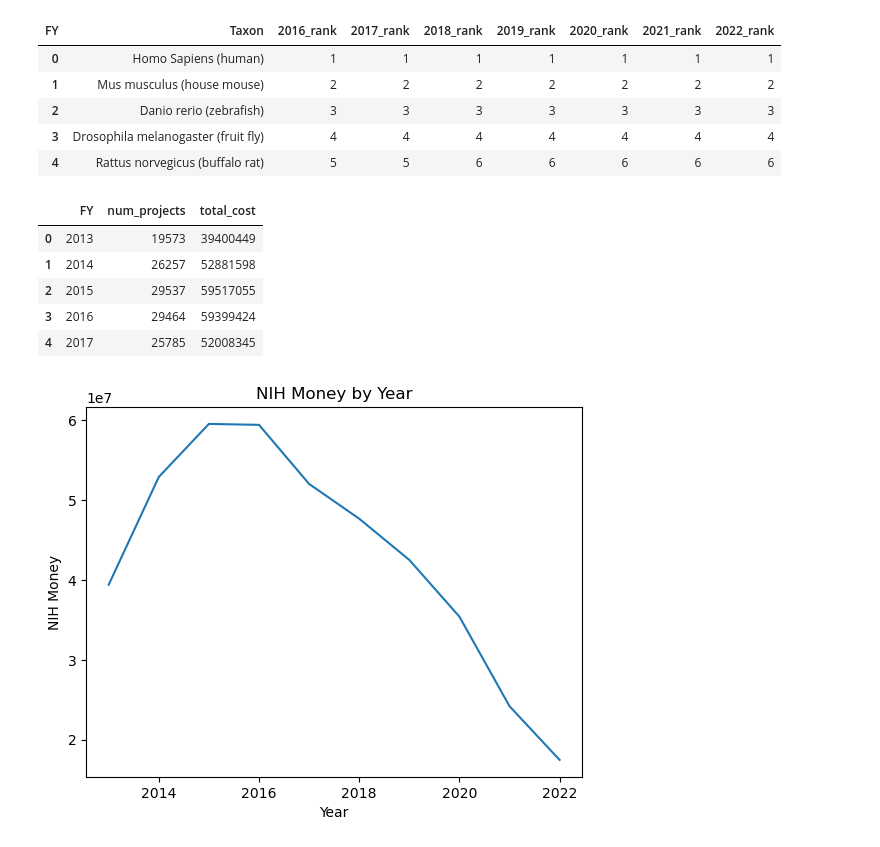
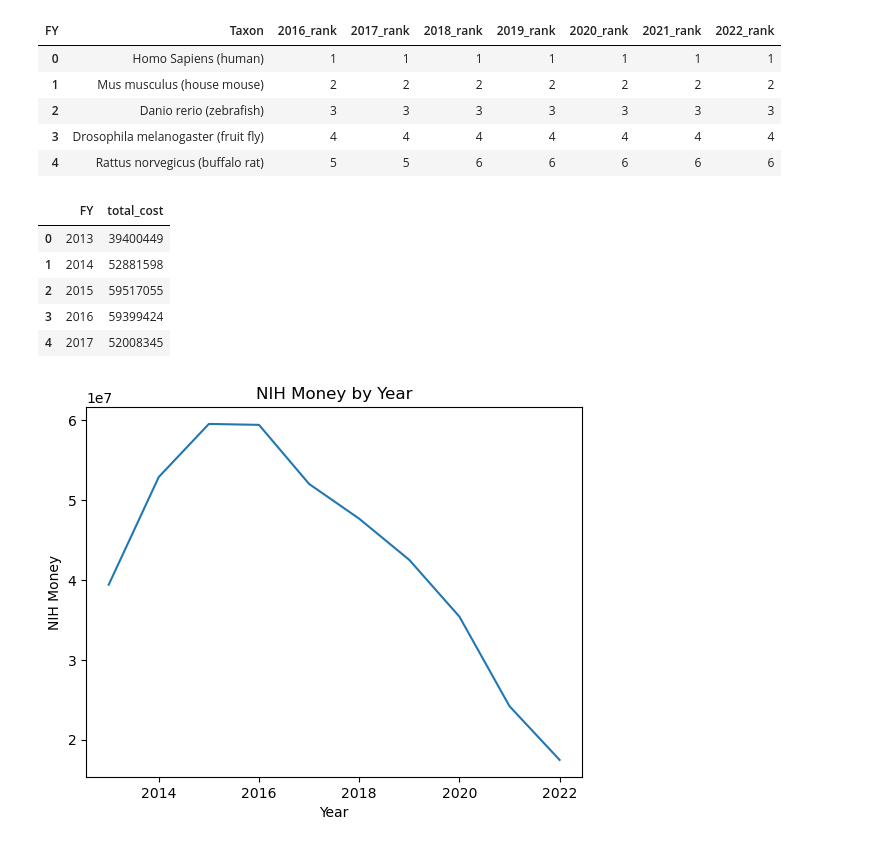
Before and after one commit to Moulica5374/NIH-Funding-Annotation-Analysis-Team-Project, a Jupyter notebook: Data_Analysis.ipynb, the cells around one changed output. Saved outputs shown, nothing was run; the diff lists cells and outputs as text; code cells hidden in the pictures.

```diff
--- a/Data_Analysis.ipynb
+++ b/Data_Analysis.ipynb
@@ -302,29 +302,28 @@ t5_taxon_rank_cost_by_year
 # %%
 # Task 3: Given that human is clearly the most heavily funded and has the most
 # number of projects, lets take a look at how funding and number of projects has
 # varied over time
 
 # 1 = taxon:9606 (human), 2 = taxon:10090 (house mouse), 3 = taxon:7227 (fruit fly),
 # 4 = taxon:559292 (brewer's yeast), 5 = taxon:7955 (zebrafish)
 #df_rank_time = data[['Taxon', 'TOTAL_COST', 'FY']]
 
 # filter for only human taxons
 taxon_human = data[data['Taxon'] == 'taxon:9606'][['TOTAL_COST', 'FY']]
 
 # get total cost and number of projects per year
 taxon_human_cost = taxon_human.groupby('FY').agg(
-    num_projects = ('FY', 'size'),
     total_cost = ('FY', 'sum')
 ).reset_index()
 
 taxon_human_cost.head()
 # %% [output]
-|  | FY | num_projects | total_cost |
-| 0 | 2013 | 19573 | 39400449 |
-| 1 | 2014 | 26257 | 52881598 |
-| 2 | 2015 | 29537 | 59517055 |
-| 3 | 2016 | 29464 | 59399424 |
-| 4 | 2017 | 25785 | 52008345 |
+|  | FY | total_cost |
+| 0 | 2013 | 39400449 |
+| 1 | 2014 | 52881598 |
+| 2 | 2015 | 59517055 |
+| 3 | 2016 | 59399424 |
+| 4 | 2017 | 52008345 |
 # %%
 # plot a line graph showing how total cost and num projects have varied over time
 plt.plot(taxon_human_cost['FY'], taxon_human_cost['total_cost'], label = 'Total NIH Funding of Projects')
```
Also changed, not shown: parts of 27 cells of this notebook.
